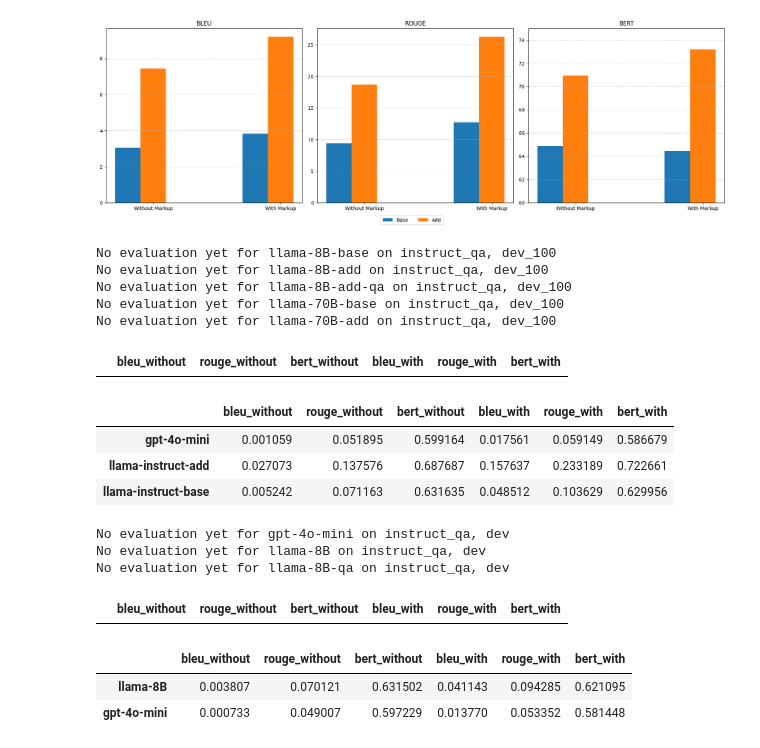
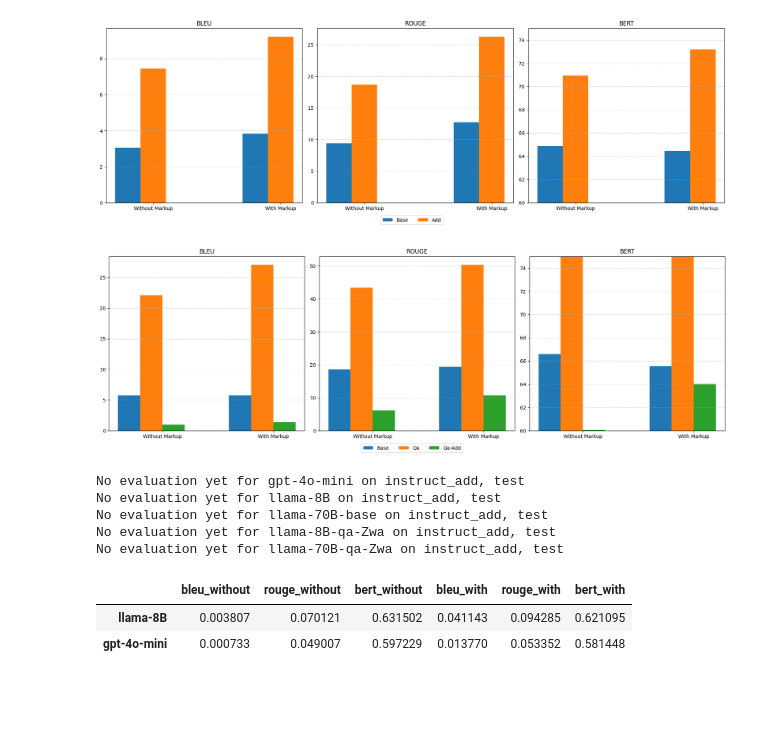
Before and after one commit to Boffl/BullingerDigitalLMFootnotes, a Jupyter notebook: evaluate/evaluate.ipynb, the cells around one changed output. Saved outputs shown, nothing was run; the diff lists cells and outputs as text; code cells hidden in the pictures; blank space fills up the shorter version.

Commit message:
new evaluations, qa on dev set and TJ human eval

```diff
--- a/evaluate/evaluate.ipynb
+++ b/evaluate/evaluate.ipynb
@@ -326,28 +437,19 @@ if True:
 # %% [output]
 [figure]
 # %%
-compare(["llama-8B-base", "llama-8B-add", "llama-8B-add-qa", "llama-70B-base", "llama-70B-add"], "dev_100", "instruct_qa")
+mean_df, std_df = compare(["llama-8B-base", "llama-8B-qa", "llama-8B-qa-add", "llama-70B-base", "llama-70B-qa"], "dev_100", "instruct_qa")
-# %% [output]
-No evaluation yet for llama-8B-base on instruct_qa, dev_100
-No evaluation yet for llama-8B-add on instruct_qa, dev_100
-No evaluation yet for llama-8B-add-qa on instruct_qa, dev_100
-No evaluation yet for llama-70B-base on instruct_qa, dev_100
-No evaluation yet for llama-70B-add on instruct_qa, dev_100
-|  | bleu_without | rouge_without | bert_without | bleu_with | rouge_with | bert_with |
+# %%
+fig = plot_model_metrics_with_ci(mean_df, "8B", bert_ylim=(60, 75))
+# %% [output]
+[figure, added]
 # %%
-compare(["gpt-4o-mini", "llama-8B-add", "llama-8B-base"], "dev", "instruct_add")
+mean_df, std_df = compare(["gpt-4o-mini", "llama-8B", "llama-70B-base", "llama-8B-qa-Zwa", "llama-70B-qa-Zwa"], "test", "instruct_add")
 # %% [output]
-|  | bleu_without | rouge_without | bert_without | bleu_with | rouge_with | bert_with |
-| gpt-4o-mini | 0.001059 | 0.051895 | 0.599164 | 0.017561 | 0.059149 | 0.586679 |
-| llama-instruct-add | 0.027073 | 0.137576 | 0.687687 | 0.157637 | 0.233189 | 0.722661 |
-| llama-instruct-base | 0.005242 | 0.071163 | 0.631635 | 0.048512 | 0.103629 | 0.629956 |
+No evaluation yet for gpt-4o-mini on instruct_add, test
+No evaluation yet for llama-8B on instruct_add, test
+No evaluation yet for llama-70B-base on instruct_add, test
+No evaluation yet for llama-8B-qa-Zwa on instruct_add, test
+No evaluation yet for llama-70B-qa-Zwa on instruct_add, test
-# %%
-compare(["gpt-4o-mini", "llama-8B", "llama-8B-qa"], "dev", "instruct_qa")
-# %% [output]
-No evaluation yet for gpt-4o-mini on instruct_qa, dev
-No evaluation yet for llama-8B on instruct_qa, dev
-No evaluation yet for llama-8B-qa on instruct_qa, dev
-|  | bleu_without | rouge_without | bert_without | bleu_with | rouge_with | bert_with |
 # %%
 compare(["llama-8B", "gpt-4o-mini"], "test", "instruct_add")
 # %% [output]
```
Also changed, not shown: parts of 12 cells of this notebook, 4 other files.
